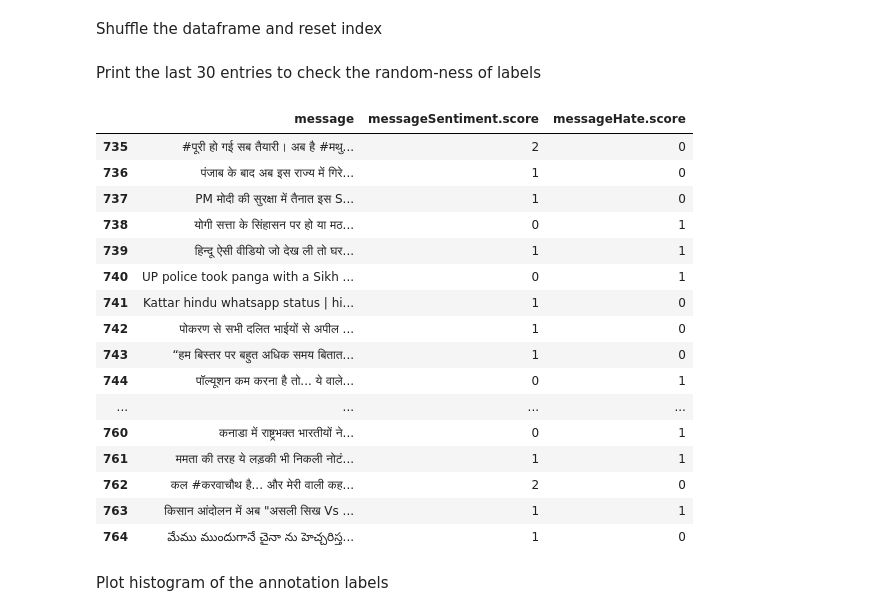
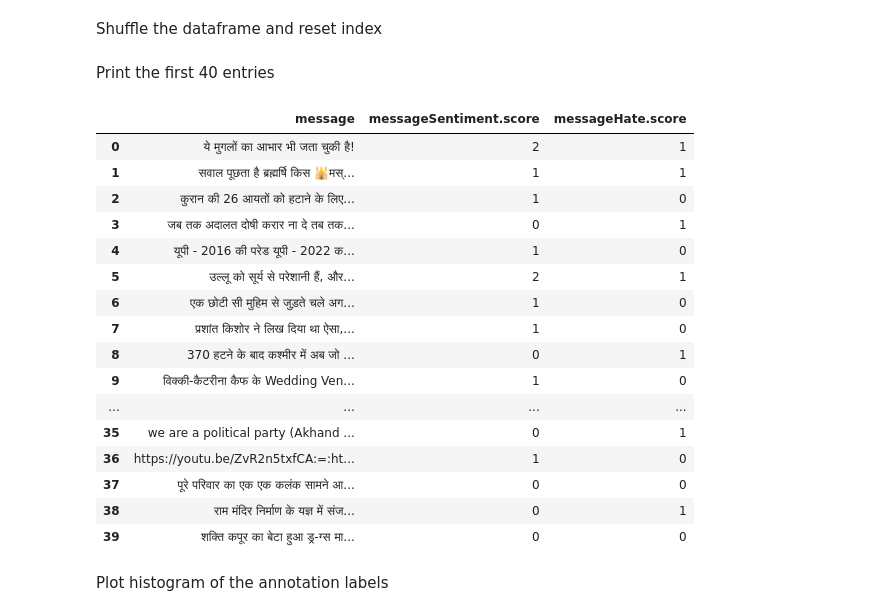
Before and after one commit to SaikatPhys/CrowdTangle-NLP, a Jupyter notebook: preparation-of-annotation-dataset.ipynb, the cells around one changed output. Cells and saved outputs as stored; diff of their text form; code cells hidden in the pictures.

```diff
--- a/preparation-of-annotation-dataset.ipynb
+++ b/preparation-of-annotation-dataset.ipynb
@@ -86,28 +88,28 @@ print (len(df_anot))
 Shuffle the dataframe and reset index
 # %%
 df_anot = df_anot.sample(frac=1).reset_index(drop=True)
-# %% [markdown]
-Print the last 30 entries to check the random-ness of labels
-# %%
-df_anot.tail(30)
-# %% [output]
-|  | message | messageSentiment.score | messageHate.score |
-| 735 | #पूरी हो गई सब तैयारी। अब है #मथु... | 2 | 0 |
-| 736 | पंजाब के बाद अब इस राज्य में गिरे... | 1 | 0 |
-| 737 | PM मोदी की सुरक्षा में तैनात इस S... | 1 | 0 |
-| 738 | योगी सत्ता के सिंहासन पर हो या मठ... | 0 | 1 |
-| 739 | हिन्दू ऐसी वीडियो जो देख ली तो घर... | 1 | 1 |
-| 740 | UP police took panga with a Sikh ... | 0 | 1 |
-| 741 | Kattar hindu whatsapp status | hi... | 1 | 0 |
-| 742 | पोकरण से सभी दलित भाईयों से अपील ... | 1 | 0 |
-| 743 | “हम बिस्तर पर बहुत अधिक समय बितात... | 1 | 0 |
-| 744 | पॉल्यूशन कम करना है तो... ये वाले... | 0 | 1 |
-| ... | ... | ... | ... |
-| 760 | कनाडा में राष्ट्रभक्त भारतीयों ने... | 0 | 1 |
-| 761 | ममता की तरह ये लड़की भी निकली नोटं... | 1 | 1 |
-| 762 | कल #करवाचौथ है... और मेरी वाली कह... | 2 | 0 |
-| 763 | किसान आंदोलन में अब "असली सिख Vs ... | 1 | 1 |
-| 764 | మేము ముందుగానే చైనా ను హెచ్చరిస్త... | 1 | 0 |
+# %% [markdown]
+Print the first 40 entries
+# %%
+df_anot.head(40)
+# %% [output]
+|  | message | messageSentiment.score | messageHate.score |
+| 0 | ये मुगलों का आभार भी जता चुकी है! | 2 | 1 |
+| 1 | सवाल पूछता है ब्रह्मर्षि किस 🕌मस्... | 1 | 1 |
+| 2 | कुरान की 26 आयतों को हटाने के लिए... | 1 | 0 |
+| 3 | जब तक अदालत दोषी करार ना दे तब तक... | 0 | 1 |
+| 4 | यूपी - 2016 की परेड यूपी - 2022 क... | 1 | 0 |
+| 5 | उल्लू को सूर्य से परेशानी हैं, और... | 2 | 1 |
+| 6 | एक छोटी सी मुहिम से जुड़ते चले अग... | 1 | 0 |
+| 7 | प्रशांत किशोर ने लिख दिया था ऐसा,... | 1 | 0 |
+| 8 | 370 हटने के बाद कश्मीर में अब जो ... | 0 | 1 |
+| 9 | विक्की-कैटरीना कैफ के Wedding Ven... | 1 | 0 |
+| ... | ... | ... | ... |
+| 35 | we are a political party (Akhand ... | 0 | 1 |
+| 36 | https://youtu.be/ZvR2n5txfCA:=:ht... | 1 | 0 |
+| 37 | पूरे परिवार का एक एक कलंक सामने आ... | 0 | 0 |
+| 38 | राम मंदिर निर्माण के यज्ञ में संज... | 0 | 1 |
+| 39 | शक्ति कपूर का बेटा हुआ ड्र-ग्स मा... | 0 | 0 |
 # %% [markdown]
 Plot histogram of the annotation labels
 # %%
```
Also changed, not shown: parts of 3 cells of this notebook.
